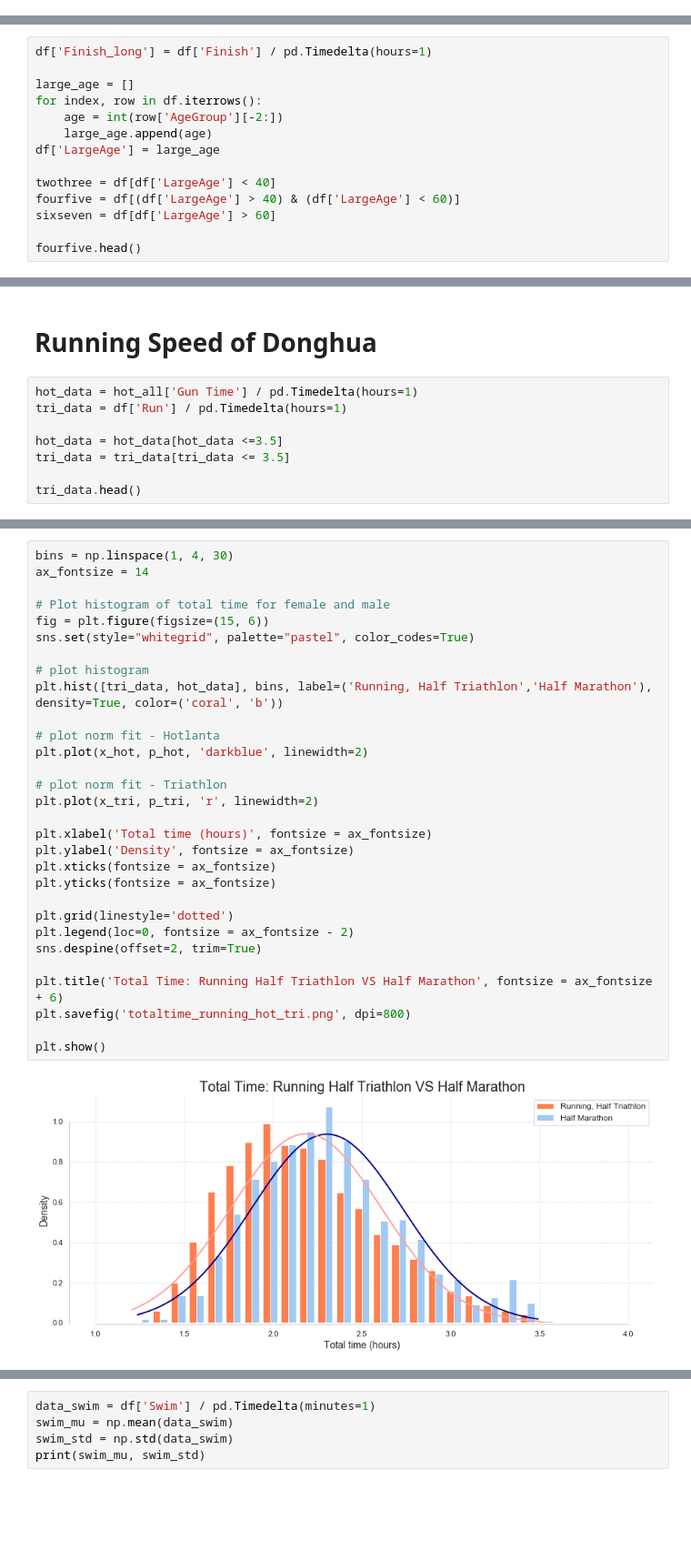
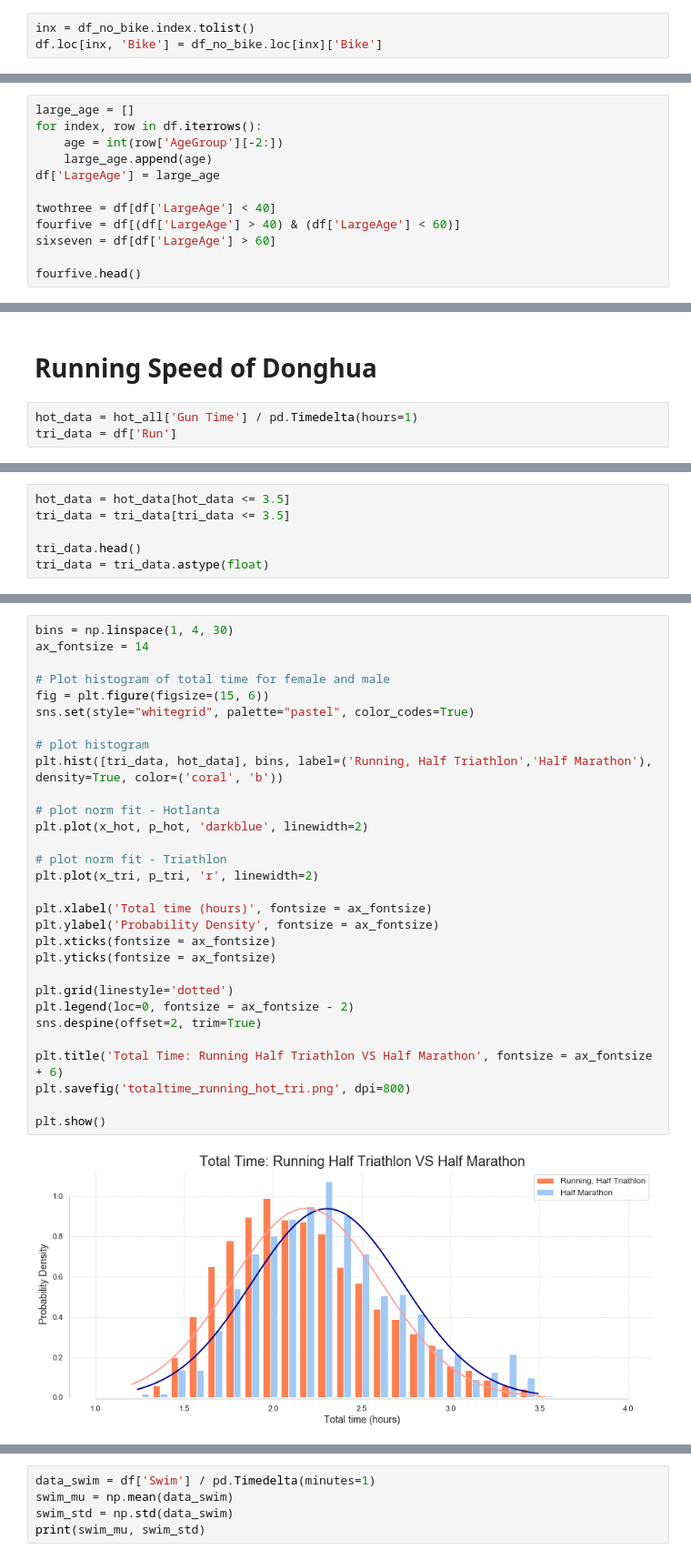
Before and after one commit to yiyiwii/da_triathlon, a Jupyter notebook: da_triathlon.ipynb, the cells around one changed output, grey strips where cells are left out. Shown at 91% size. Drawn from its saved outputs; the diff is of its cells as text; blank space fills up the shorter version.

```diff
--- a/da_triathlon.ipynb
+++ b/da_triathlon.ipynb
@@ -59,0 +105,3 @@ print(df.shape)
+# %%
+inx = df_no_bike.index.tolist()
+df.loc[inx, 'Bike'] = df_no_bike.loc[inx]['Bike']
@@ -129,8 +200,6 @@ print(6572/1940)
 0.2951917224589166
 3.3876288659793814
 # %%
-df['Finish_long'] = df['Finish'] / pd.Timedelta(hours=1)
-
 large_age = []
 for index, row in df.iterrows():
     age = int(row['AgeGroup'][-2:])
@@ -411,9 +472,4 @@ Donghua is at  19.25 %
 # Running Speed of Donghua
 # %%
 hot_data = hot_all['Gun Time'] / pd.Timedelta(hours=1)
-tri_data = df['Run'] / pd.Timedelta(hours=1)
-
-hot_data = hot_data[hot_data <=3.5]
-tri_data = tri_data[tri_data <= 3.5]
-
-tri_data.head()
+tri_data = df['Run']
@@ -468 +495,7 @@ max         3.498611
 Name: Run, dtype: float64
+# %%
+hot_data = hot_data[hot_data <= 3.5]
+tri_data = tri_data[tri_data <= 3.5]
+
+tri_data.head()
+tri_data = tri_data.astype(float)
@@ -469,35 +532,35 @@ Name: Run, dtype: float64
 # %%
 bins = np.linspace(1, 4, 30)
 ax_fontsize = 14
 
 # Plot histogram of total time for female and male
 fig = plt.figure(figsize=(15, 6))
 sns.set(style="whitegrid", palette="pastel", color_codes=True)
 
 # plot histogram
 plt.hist([tri_data, hot_data], bins, label=('Running, Half Triathlon','Half Marathon'), density=True, color=('coral', 'b'))
 
 # plot norm fit - Hotlanta
 plt.plot(x_hot, p_hot, 'darkblue', linewidth=2)
 
 # plot norm fit - Triathlon
 plt.plot(x_tri, p_tri, 'r', linewidth=2)
 
 plt.xlabel('Total time (hours)', fontsize = ax_fontsize)
-plt.ylabel('Density', fontsize = ax_fontsize)
+plt.ylabel('Probability Density', fontsize = ax_fontsize)
 plt.xticks(fontsize = ax_fontsize)
 plt.yticks(fontsize = ax_fontsize)
 
 plt.grid(linestyle='dotted')
 plt.legend(loc=0, fontsize = ax_fontsize - 2)
 sns.despine(offset=2, trim=True)
 
 plt.title('Total Time: Running Half Triathlon VS Half Marathon', fontsize = ax_fontsize + 6)
 plt.savefig('totaltime_running_hot_tri.png', dpi=800)
 
 plt.show()
 # %% [output]
-[figure, old version]
+[figure, new version]
 # %%
 cdh_time = 125.55/60
 cdh_per = np.round(norm(tri_mu, tri_std).cdf(cdh_time) * 100, 2)
```
Also changed, not shown: parts of 37 cells of this notebook.
